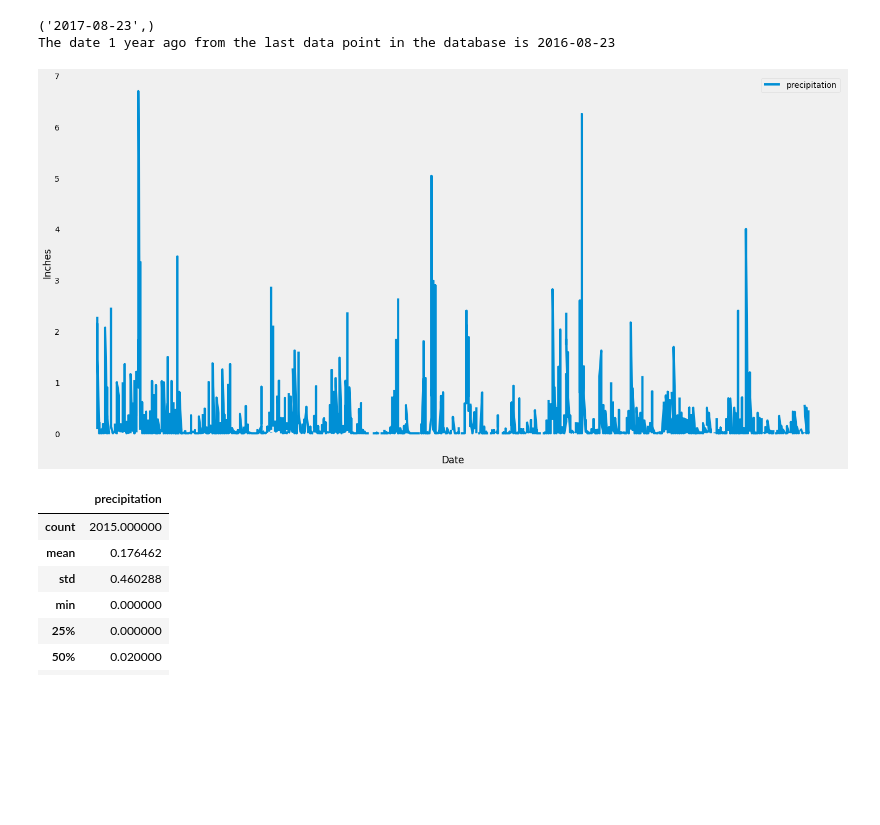
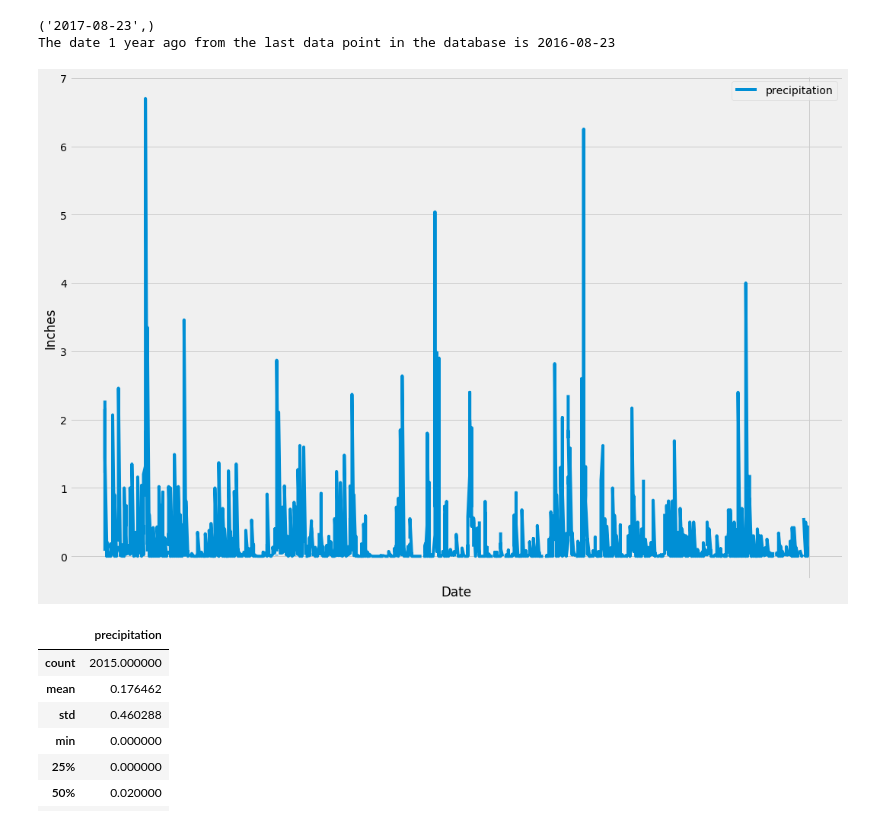
Before and after one commit to ktruong14/sqlalchemy_challenge, a Jupyter notebook: climate_starter.ipynb, the cells around one changed output. Cells and saved outputs as stored; diff of their text form; code cells hidden in the pictures; blank space fills up the shorter version.

```diff
--- a/climate_starter.ipynb
+++ b/climate_starter.ipynb
@@ -51,7 +51,6 @@ tobs FLOAT
 # Exploratory Climate Analysis
 # %%
 # Design a query to retrieve the last 12 months of precipitation data and plot the results
-precip_data_results = session.query()
 # Calculate the date 1 year ago from the last data point in the database
 last_date = session.query(measurement.date).order_by(measurement.date.desc()).first()
 print(last_date)
@@ -59,7 +58,7 @@ one_year = dt.date(2017,8,23) - dt.timedelta(days=365)
 print(f"The date 1 year ago from the last data point in the database is {one_year}")
 # Perform a query to retrieve the data and precipitation scores
 precip_scores = session.query(measurement.date,measurement.prcp).\
-        filter(measurement.date > '2016-08-23', measurement.date < '2017-08-24').\
+        filter(measurement.date > one_year).\
         order_by(measurement.date).all()
 # %% [output]
 ('2017-08-23',)
@@ -69,18 +68,18 @@ The date 1 year ago from the last data point in the database is 2016-08-23
 query_pd = pd.DataFrame(precip_scores, columns = ['date','precipitation'])
 query_pd = query_pd.set_index('date')
 # %%
-# Use Pandas Plotting with Matplotlib to plot the
-plt.figure(figsize=(20,10))
+# Use Pandas Plotting with Matplotlib to plot the dataframe
+plt.figure(figsize=(15,10))
 plt.plot(query_pd)
 plt.ylabel("Inches")
 plt.xlabel("Date")
 plt.xticks("")
 plt.legend(['precipitation'])
 plt.tight_layout()
-plt.grid()
+plt.grid(b=True)
 plt.show()
 # %% [output]
-[figure, old version]
+[figure, new version]
 # %%
 # Use Pandas to calcualte the summary statistics for the precipitation data
 query_pd.describe()
```
Also changed, not shown: parts of 6 cells of this notebook.
